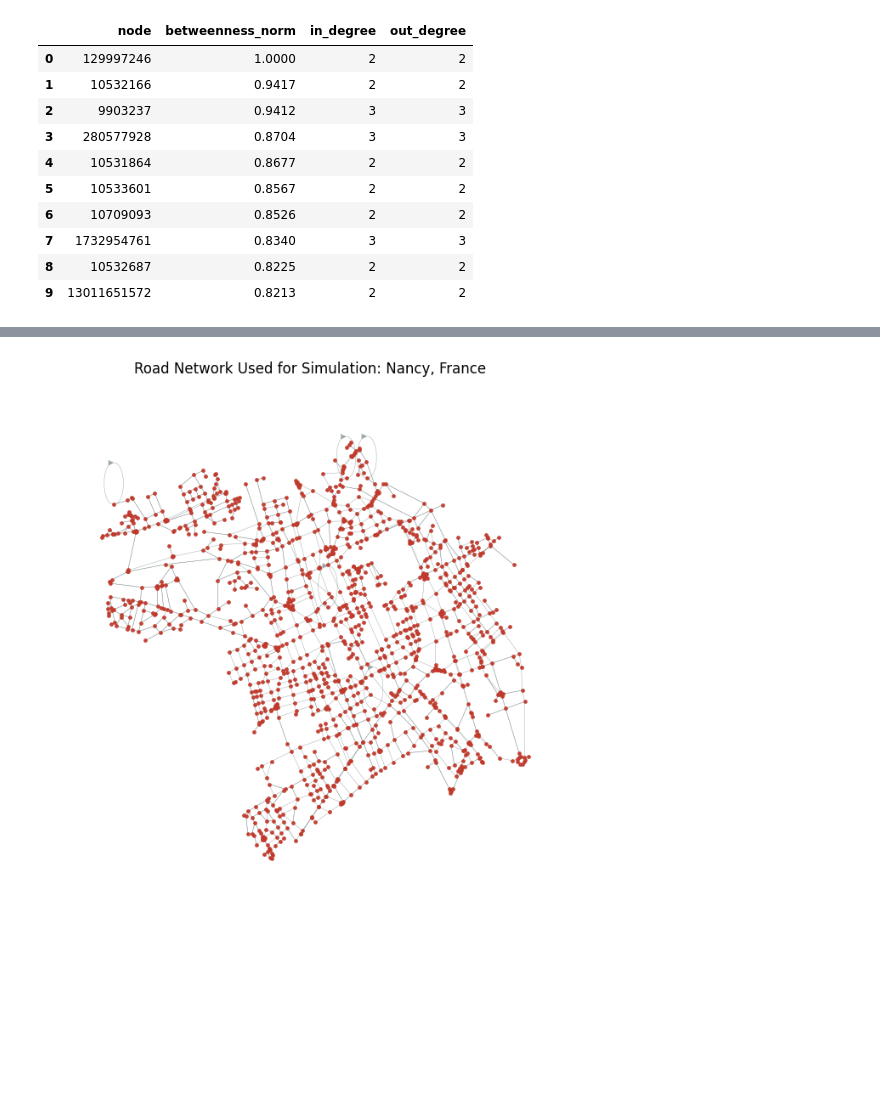
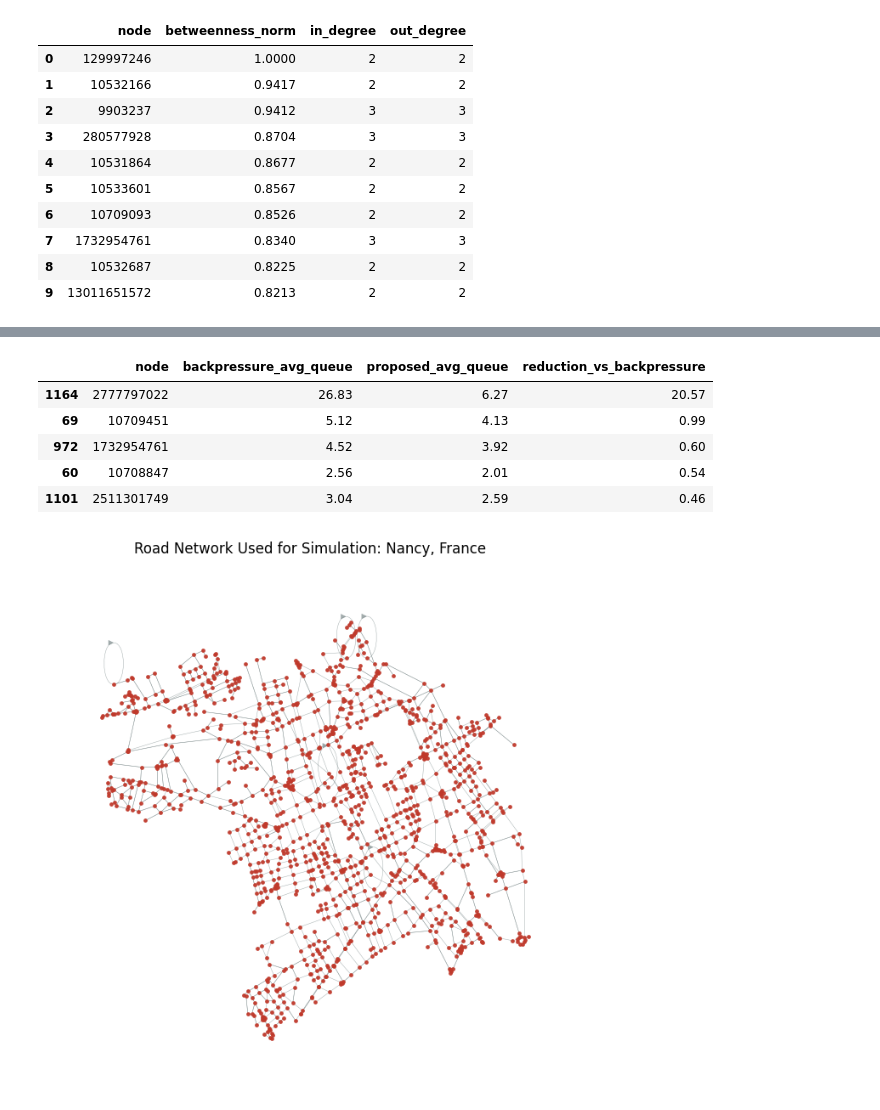
Before and after one commit to Dhairya0531/Complex_Network, a Jupyter notebook: main.ipynb, the cells around one changed output, grey strips where cells are left out. Cells and saved outputs as stored; diff of their text form; code cells hidden in the pictures; blank space fills up the shorter version.

```diff
--- a/main.ipynb
+++ b/main.ipynb
@@ -376,3 +478,26 @@ centrality_df
+# %%
+presentation_df = top_junction_improvements[[
+    "node",
+    "backpressure_avg_queue",
+    "proposed_avg_queue",
+    "reduction_vs_backpressure",
+]].copy()
+
+for column in [
+    "backpressure_avg_queue",
+    "proposed_avg_queue",
+    "reduction_vs_backpressure",
+]:
+    presentation_df[column] = presentation_df[column].round(2)
+
+presentation_df.head(5)
+# %% [output]
+|  | node | backpressure_avg_queue | proposed_avg_queue | reduction_vs_backpressure |
+| 1164 | 2777797022 | 26.83 | 6.27 | 20.57 |
+| 69 | 10709451 | 5.12 | 4.13 | 0.99 |
+| 972 | 1732954761 | 4.52 | 3.92 | 0.60 |
+| 60 | 10708847 | 2.56 | 2.01 | 0.54 |
+| 1101 | 2511301749 | 3.04 | 2.59 | 0.46 |
 # %%
 positions = {
     node: (data["x"], data["y"])
```
Also changed, not shown: parts of 6 cells of this notebook.
